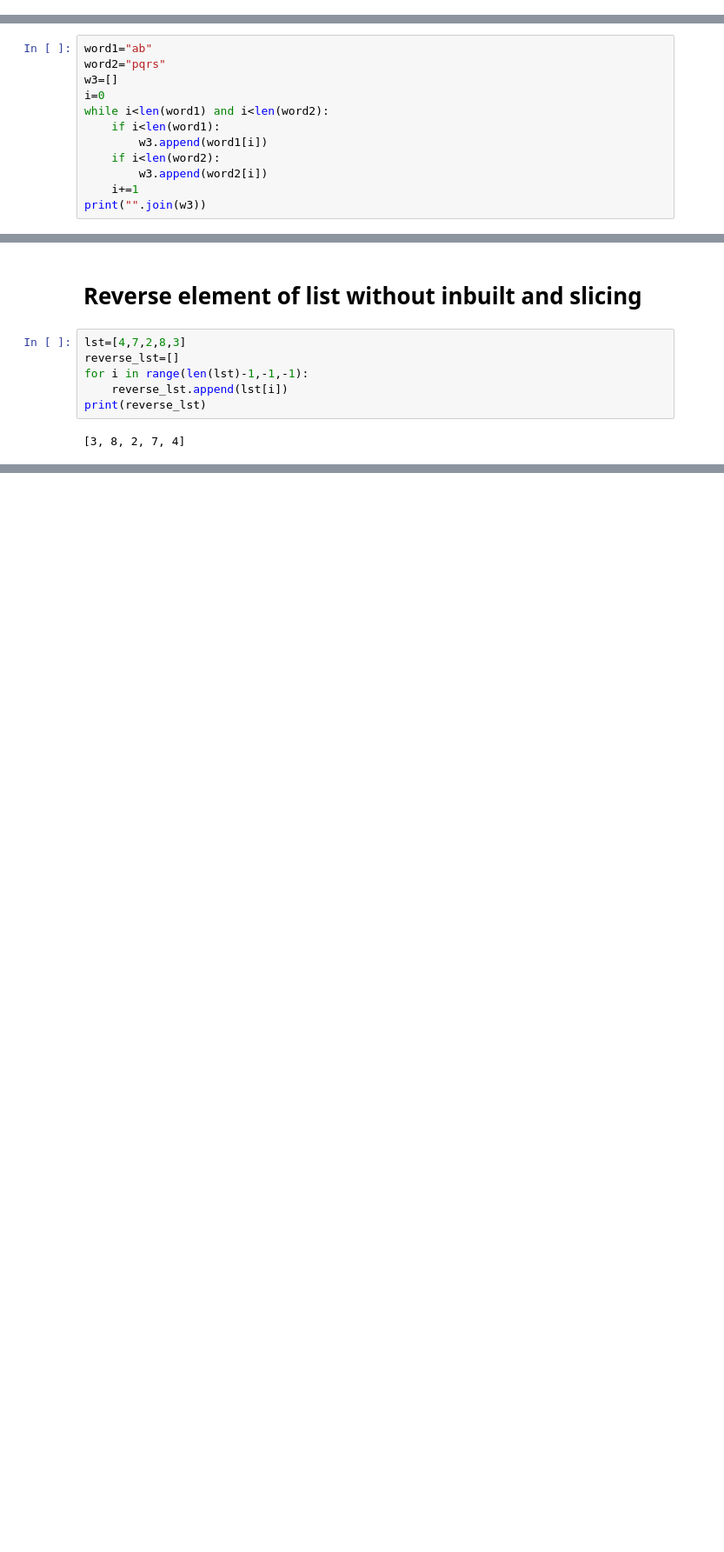
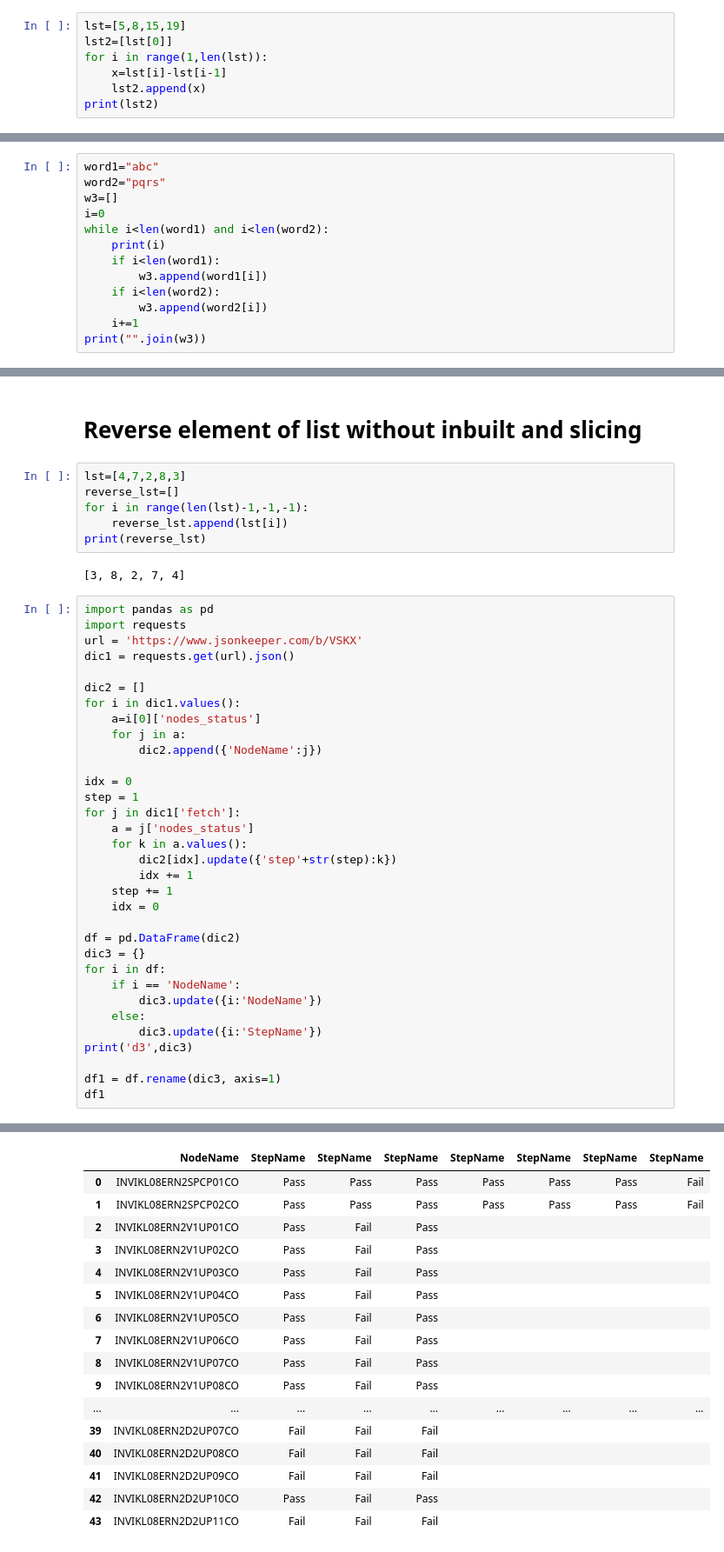
Before and after one commit to Minhajshaikh321/Python-Practice, a Jupyter notebook: LOGICAL Reasoning Qns.ipynb, the cells around one changed output, grey strips where cells are left out. Shown at 87% size. Cells and saved outputs as stored; diff of their text form; blank space fills up the shorter version.

```diff
--- a/LOGICAL Reasoning Qns.ipynb
+++ b/LOGICAL Reasoning Qns.ipynb
@@ -87,0 +98,7 @@ print(s3)
+# %%
+lst=[5,8,15,19]
+lst2=[lst[0]]
+for i in range(1,len(lst)):
+    x=lst[i]-lst[i-1]
+    lst2.append(x)
+print(lst2)
@@ -648,11 +667,12 @@ True
 # %% [markdown]
 # Merged string alternately
 # %%
-word1="ab"
+word1="abc"
 word2="pqrs"
 w3=[]
 i=0
 while i<len(word1) and i<len(word2):
+    print(i)
     if i<len(word1):
         w3.append(word1[i])
     if i<len(word2):
@@ -712,3 +735,37 @@ for i in range(len(lst)-1,-1,-1):
 print(reverse_lst)
 # %% [output]
 [3, 8, 2, 7, 4]
+# %%
+import pandas as pd
+import requests
+url = 'https://www.jsonkeeper.com/b/VSKX'
+dic1 = requests.get(url).json()
+
+dic2 = []
+for i in dic1.values():
+    a=i[0]['nodes_status']
+    for j in a:
+        dic2.append({'NodeName':j})
+
+idx = 0
+step = 1
+for j in dic1['fetch']:
+    a = j['nodes_status']
+    for k in a.values():
+        dic2[idx].update({'step'+str(step):k})
+        idx += 1
+    step += 1
+    idx = 0
+
+df = pd.DataFrame(dic2)
+dic3 = {}
+for i in df:
+    if i == 'NodeName':
+        dic3.update({i:'NodeName'})
+    else:
+        dic3.update({i:'StepName'})
+print('d3',dic3)
+
+df1 = df.rename(dic3, axis=1)
+df1
+# %% [output]
@@ -714,0 +773,17 @@ print(reverse_lst)
+|  | NodeName | StepName | StepName | StepName | StepName | StepName | StepName | StepName |
+| 0 | INVIKL08ERN2SPCP01CO | Pass | Pass | Pass | Pass | Pass | Pass | Fail |
+| 1 | INVIKL08ERN2SPCP02CO | Pass | Pass | Pass | Pass | Pass | Pass | Fail |
+| 2 | INVIKL08ERN2V1UP01CO | Pass | Fail | Pass |  |  |  |  |
+| 3 | INVIKL08ERN2V1UP02CO | Pass | Fail | Pass |  |  |  |  |
+| 4 | INVIKL08ERN2V1UP03CO | Pass | Fail | Pass |  |  |  |  |
+| 5 | INVIKL08ERN2V1UP04CO | Pass | Fail | Pass |  |  |  |  |
+| 6 | INVIKL08ERN2V1UP05CO | Pass | Fail | Pass |  |  |  |  |
+| 7 | INVIKL08ERN2V1UP06CO | Pass | Fail | Pass |  |  |  |  |
+| 8 | INVIKL08ERN2V1UP07CO | Pass | Fail | Pass |  |  |  |  |
+| 9 | INVIKL08ERN2V1UP08CO | Pass | Fail | Pass |  |  |  |  |
+| ... | ... | ... | ... | ... | ... | ... | ... | ... |
+| 39 | INVIKL08ERN2D2UP07CO | Fail | Fail | Fail |  |  |  |  |
+| 40 | INVIKL08ERN2D2UP08CO | Fail | Fail | Fail |  |  |  |  |
+| 41 | INVIKL08ERN2D2UP09CO | Fail | Fail | Fail |  |  |  |  |
+| 42 | INVIKL08ERN2D2UP10CO | Pass | Fail | Pass |  |  |  |  |
+| 43 | INVIKL08ERN2D2UP11CO | Fail | Fail | Fail |  |  |  |  |
```
Also changed, not shown: parts of 23 cells of this notebook, 12 other files.
